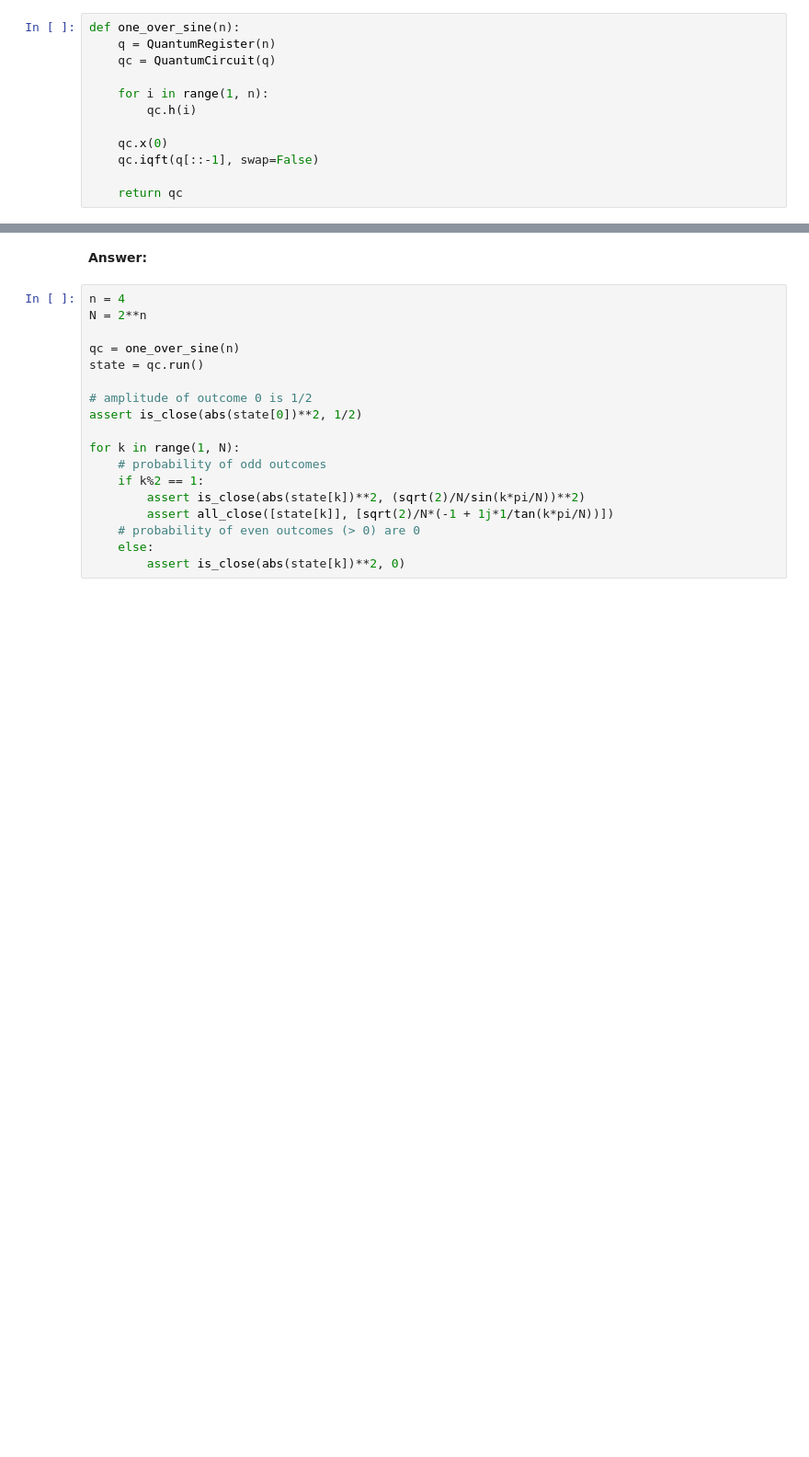
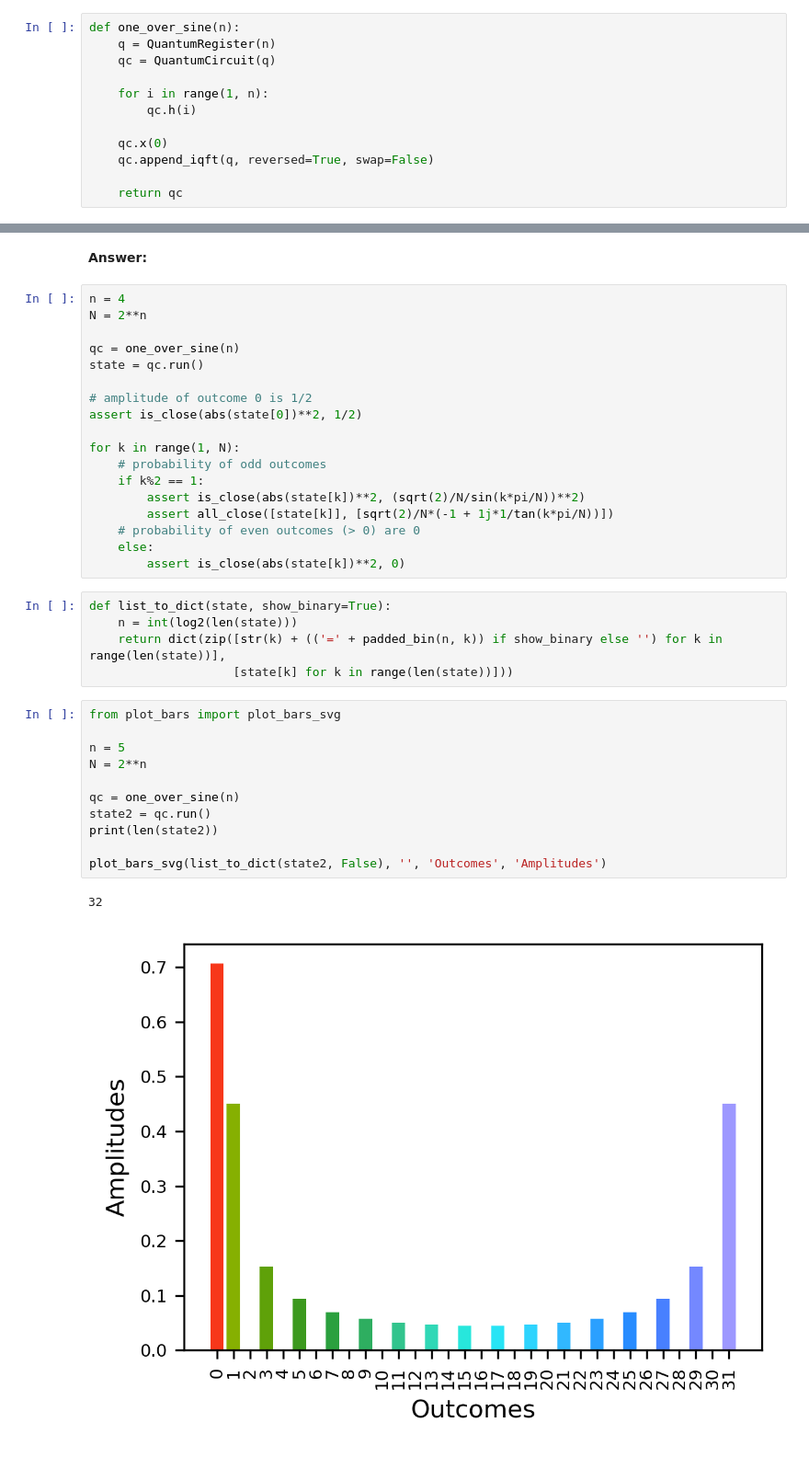
Before and after one commit to learnqc/code, a Jupyter notebook: src/ch08/ch08_exercises.ipynb, the cells around one changed output, grey strips where cells are left out. Shown at 92% size. Drawn from its saved outputs; the diff is of its cells as text; blank space fills up the shorter version.

```diff
--- a/src/ch08/ch08_exercises.ipynb
+++ b/src/ch08/ch08_exercises.ipynb
@@ -166,7 +189,7 @@ def one_over_sine(n):
         qc.h(i)
 
     qc.x(0)
-    qc.iqft(q[::-1], swap=False)
+    qc.append_iqft(q, reversed=True, swap=False)
 
     return qc
 # %%
@@ -194,3 +236,22 @@ for k in range(1, N):
     # probability of even outcomes (> 0) are 0
     else:
         assert is_close(abs(state[k])**2, 0)
+# %%
+def list_to_dict(state, show_binary=True):
+    n = int(log2(len(state)))
+    return dict(zip([str(k) + (('=' + padded_bin(n, k)) if show_binary else '') for k in range(len(state))],
+                    [state[k] for k in range(len(state))]))
+# %%
+from plot_bars import plot_bars_svg
+
+n = 5
+N = 2**n
+
+qc = one_over_sine(n)
+state2 = qc.run()
+print(len(state2))
+
+plot_bars_svg(list_to_dict(state2, False), '', 'Outcomes', 'Amplitudes')
+# %% [output]
+32
+[figure, added]
```
Also changed, not shown: parts of 5 cells of this notebook, 1 other file.
